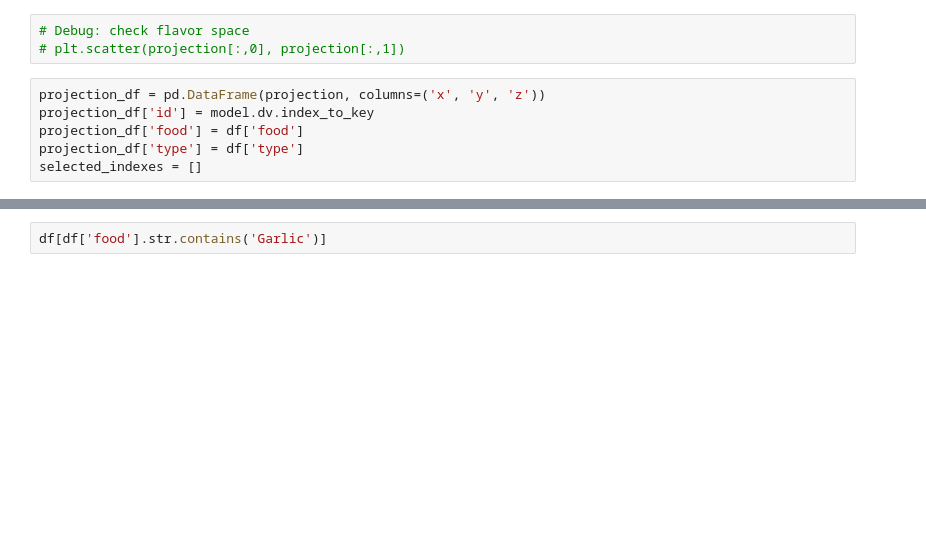
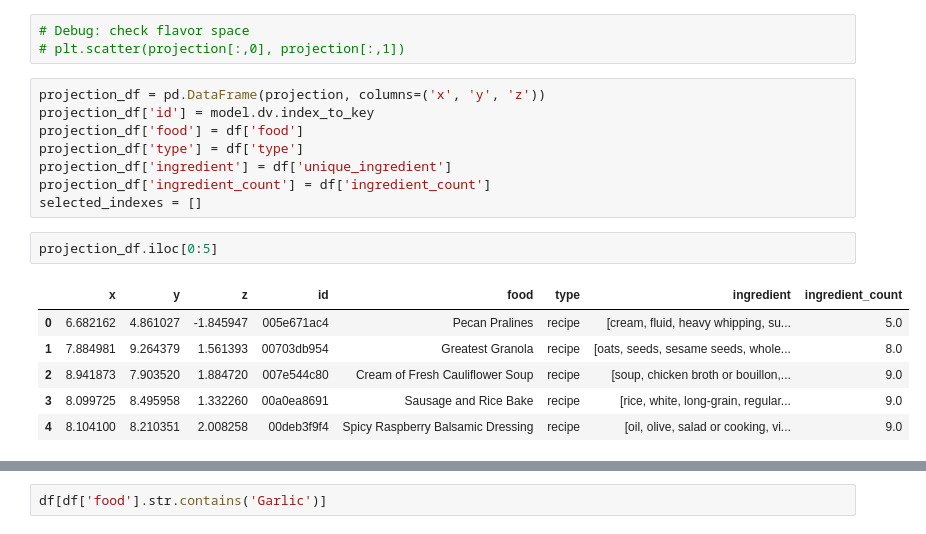
Before and after one commit to jhwaffles/cse6242-team58-project, a Jupyter notebook: embeddings.ipynb, the cells around one changed output, grey strips where cells are left out. Drawn from its saved outputs; the diff is of its cells as text; blank space fills up the shorter version.

```diff
--- a/embeddings.ipynb
+++ b/embeddings.ipynb
@@ -96,4 +168,15 @@ projection_df = pd.DataFrame(projection, columns=('x', 'y', 'z'))
 projection_df['id'] = model.dv.index_to_key
 projection_df['food'] = df['food']
 projection_df['type'] = df['type']
+projection_df['ingredient'] = df['unique_ingredient']
+projection_df['ingredient_count'] = df['ingredient_count']
 selected_indexes = []
+# %%
+projection_df.iloc[0:5]
+# %% [output]
+|  | x | y | z | id | food | type | ingredient | ingredient_count |
+| 0 | 6.682162 | 4.861027 | -1.845947 | 005e671ac4 | Pecan Pralines | recipe | [cream, fluid, heavy whipping, su... | 5.0 |
+| 1 | 7.884981 | 9.264379 | 1.561393 | 00703db954 | Greatest Granola | recipe | [oats, seeds, sesame seeds, whole... | 8.0 |
+| 2 | 8.941873 | 7.903520 | 1.884720 | 007e544c80 | Cream of Fresh Cauliflower Soup | recipe | [soup, chicken broth or bouillon,... | 9.0 |
+| 3 | 8.099725 | 8.495958 | 1.332260 | 00a0ea8691 | Sausage and Rice Bake | recipe | [rice, white, long-grain, regular... | 9.0 |
+| 4 | 8.104100 | 8.210351 | 2.008258 | 00deb3f9f4 | Spicy Raspberry Balsamic Dressing | recipe | [oil, olive, salad or cooking, vi... | 9.0 |
```
Also changed, not shown: parts of 12 cells of this notebook, 9 other files.
